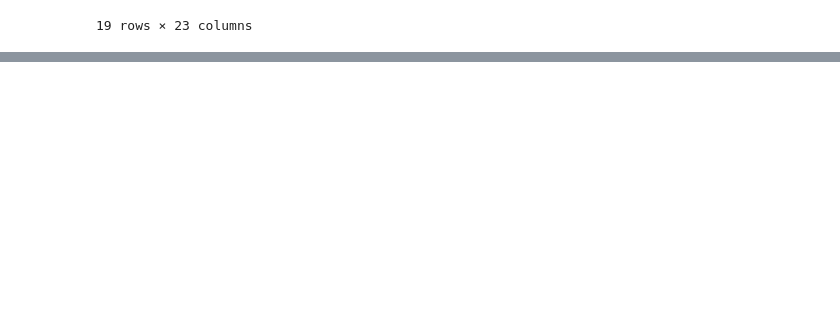
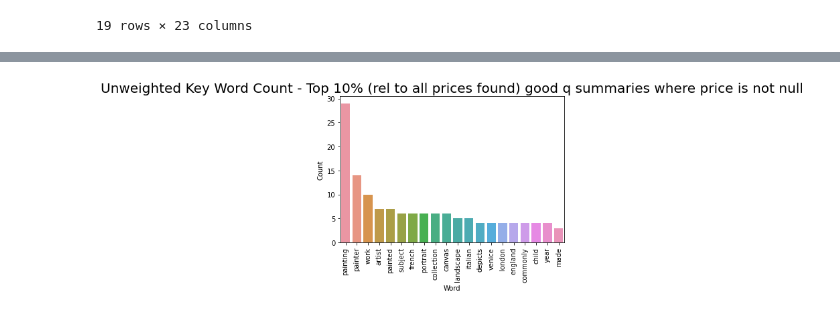
Before and after one commit to hdavidoff/datathon23, a Jupyter notebook: Summary_exploration_and_cleaning.ipynb, the cells around one changed output, grey strips where cells are left out. Cells and saved outputs as stored; diff of their text form; code cells hidden in the pictures; blank space fills up the shorter version.

```diff
--- a/Summary_exploration_and_cleaning.ipynb
+++ b/Summary_exploration_and_cleaning.ipynb
@@ -995,0 +1291,4 @@ expensive_paintings_rel_tot.head(20)
+# %%
+art_with_ps.loc[:,'name_english'] = art_with_ps.apply(lambda row: clean_text(row['name_english']),axis=1).copy()
+art_with_ps.loc[:,'price_name'] = art_with_ps.apply(lambda row: clean_text(row['price_name']),axis=1).copy()
+art_with_ps.head()
@@ -995,0 +1307,3 @@ expensive_paintings_rel_tot.head(20)
+# %%
+
+art_with_ps.loc[:,'match_perc'] = art_with_ps.apply(lambda row: count_match_words(row['name_english'],row['price_name']),axis=1)
@@ -995,0 +1316,13 @@ expensive_paintings_rel_tot.head(20)
+# %%
+## take into all prices we could find after doing the matching check
+
+import numpy as np
+art_with_ps_good = art_with_ps.loc[art_with_ps['match_perc']>=50]
+prices_arr_tot = np.array(art_with_ps_good['price'])
+prices_arr = np.array(for_summ['price'])
+from scipy import stats
+for_summ_40['price_percentile'] = for_summ_40.apply(lambda x: stats.percentileofscore(prices_arr, x.price), axis =1) # small reference
+for_summ_40['price_percentile_tot'] = for_summ_40.apply(lambda x: stats.percentileofscore(prices_arr_tot, x.price), axis =1) # whole price reference
+
+
+for_summ_40_exp = for_summ_40.loc[for_summ_40['price_percentile_tot']>= 90]
@@ -995,0 +1364,27 @@ expensive_paintings_rel_tot.head(20)
+# %%
+
+# Instantiate (set n-word groupings hyperparameters to 2)
+kw_extractor = yake.KeywordExtractor(n=1)
+# Extract keywords and scores from each artwork summary
+keywords = for_summ_40_exp['summary'].apply(kw_extractor.extract_keywords)
+# Extract scores from the YAKE output
+text = []
+text_weighted = []
+word_orig_price = []
+for i in range(0,len(keywords)-1):
+    list = keywords.values[i]
+    for component in list:
+        text.append(str(component[0]))
+        text_weighted.append(component[1])
+        word_orig_price.append(for_summ_40['price_percentile_tot'].values[i])
+
+# Bar plot - Create a dataframe of the most common 20 words
+common_words = pd.DataFrame(Counter(text).most_common(20))
+common_words.columns = ('Word', 'Count')
+# Plot a bar chart of the most common 20 words
+sns.barplot(x= common_words['Word'], y=common_words['Count'])
+plt.xticks(rotation='vertical')
+plt.title("Unweighted Key Word Count - Top 10% (rel to all prices found) good q summaries where price is not null", fontsize = 20)
+plt.show()
+# %% [output]
+[figure, added]
```
Also changed, not shown: parts of 37 cells of this notebook.
